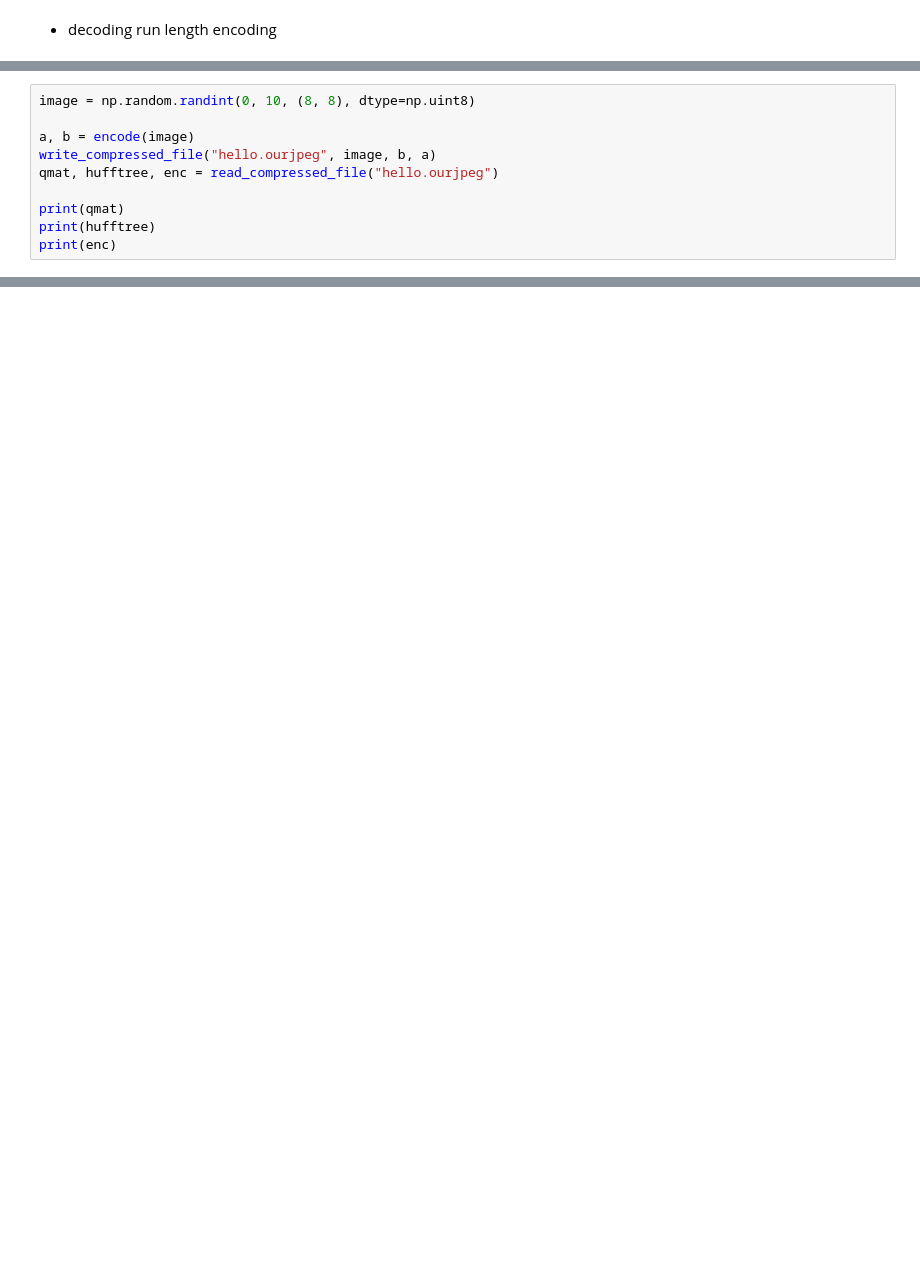
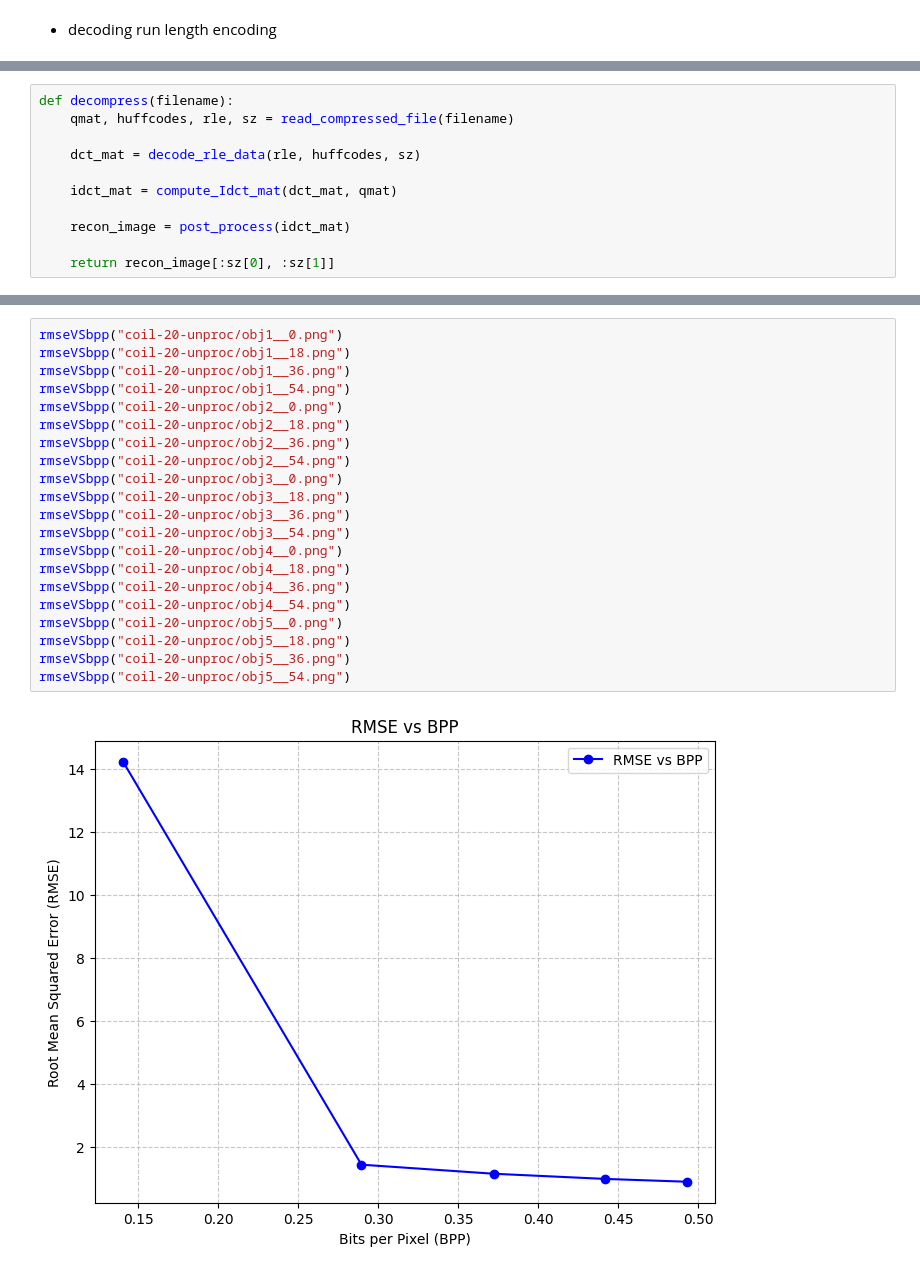
Before and after one commit to Megh-Gohil/JPEG, a Jupyter notebook: jpeg_basic.ipynb, the cells around one changed output, grey strips where cells are left out. Cells and saved outputs as stored; diff of their text form; blank space fills up the shorter version.

```diff
--- a/jpeg_basic.ipynb
+++ b/jpeg_basic.ipynb
@@ -298,10 +235,0 @@ def decode_rle_data(encoded_bits, huffman_decoder):
-# %%
-image = np.random.randint(0, 10, (8, 8), dtype=np.uint8)
-
-a, b = encode(image)
-write_compressed_file("hello.ourjpeg", image, b, a)
-qmat, hufftree, enc = read_compressed_file("hello.ourjpeg")
-
-print(qmat)
-print(hufftree)
-print(enc)
@@ -309,0 +370,11 @@ TypeError: encode() missing 1 required positional argument: 'qmat'
+# %%
+def decompress(filename):
+    qmat, huffcodes, rle, sz = read_compressed_file(filename)
+
+    dct_mat = decode_rle_data(rle, huffcodes, sz)
+
+    idct_mat = compute_Idct_mat(dct_mat, qmat)
+
+    recon_image = post_process(idct_mat)
+
+    return recon_image[:sz[0], :sz[1]]
@@ -309,0 +408,23 @@ TypeError: encode() missing 1 required positional argument: 'qmat'
+# %%
+rmseVSbpp("coil-20-unproc/obj1__0.png")
+rmseVSbpp("coil-20-unproc/obj1__18.png")
+rmseVSbpp("coil-20-unproc/obj1__36.png")
+rmseVSbpp("coil-20-unproc/obj1__54.png")
+rmseVSbpp("coil-20-unproc/obj2__0.png")
+rmseVSbpp("coil-20-unproc/obj2__18.png")
+rmseVSbpp("coil-20-unproc/obj2__36.png")
+rmseVSbpp("coil-20-unproc/obj2__54.png")
+rmseVSbpp("coil-20-unproc/obj3__0.png")
+rmseVSbpp("coil-20-unproc/obj3__18.png")
+rmseVSbpp("coil-20-unproc/obj3__36.png")
+rmseVSbpp("coil-20-unproc/obj3__54.png")
+rmseVSbpp("coil-20-unproc/obj4__0.png")
+rmseVSbpp("coil-20-unproc/obj4__18.png")
+rmseVSbpp("coil-20-unproc/obj4__36.png")
+rmseVSbpp("coil-20-unproc/obj4__54.png")
+rmseVSbpp("coil-20-unproc/obj5__0.png")
+rmseVSbpp("coil-20-unproc/obj5__18.png")
+rmseVSbpp("coil-20-unproc/obj5__36.png")
+rmseVSbpp("coil-20-unproc/obj5__54.png")
+# %% [output]
+[figure, added]
```
Also changed, not shown: parts of 22 cells of this notebook.
